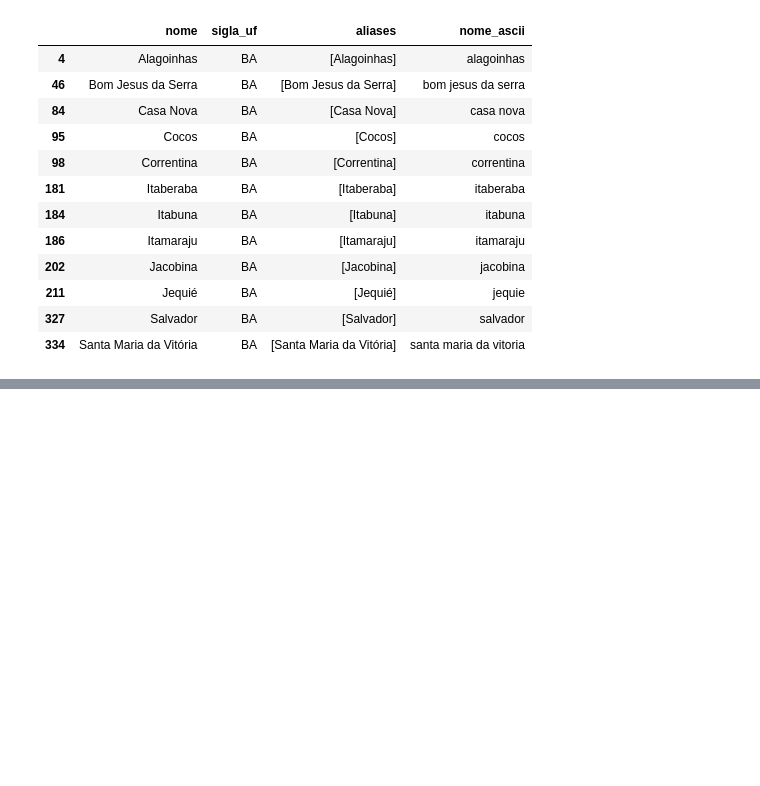
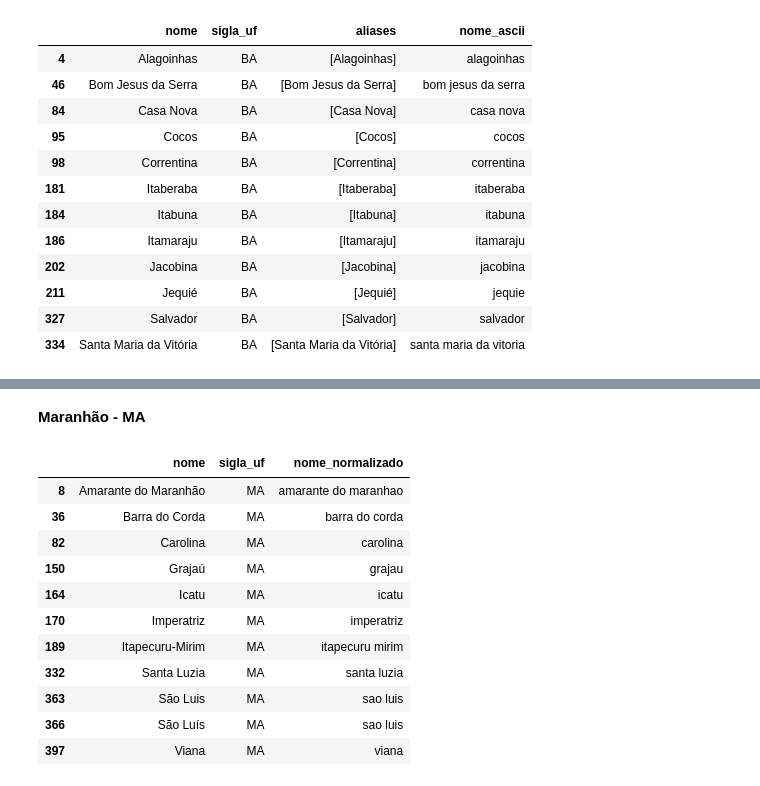
Before and after one commit to marcelsby/tcc-ifg-kg, a Jupyter notebook: notebooks/ifg_produz/Preprocessing UFs e Cidades.ipynb, the cells around one changed output, grey strips where cells are left out. Cells and saved outputs as stored; diff of their text form; code cells hidden in the pictures; blank space fills up the shorter version.

```diff
--- a/notebooks/ifg_produz/Preprocessing UFs e Cidades.ipynb
+++ b/notebooks/ifg_produz/Preprocessing UFs e Cidades.ipynb
@@ -275,0 +332,19 @@ cidades_ba_final
+# %% [markdown]
+**Maranhão - MA**
+# %%
+cidades_ma = cidades[cidades['sigla_uf'] == 'MA']
+# %%
+cidades_ma
+# %% [output]
+|  | nome | sigla_uf | nome_normalizado |
+| 8 | Amarante do Maranhão | MA | amarante do maranhao |
+| 36 | Barra do Corda | MA | barra do corda |
+| 82 | Carolina | MA | carolina |
+| 150 | Grajaú | MA | grajau |
+| 164 | Icatu | MA | icatu |
+| 170 | Imperatriz | MA | imperatriz |
+| 189 | Itapecuru-Mirim | MA | itapecuru mirim |
+| 332 | Santa Luzia | MA | santa luzia |
+| 363 | São Luis | MA | sao luis |
+| 366 | São Luís | MA | sao luis |
+| 397 | Viana | MA | viana |
```
Also changed, not shown: parts of 20 cells of this notebook, 1 other file.
